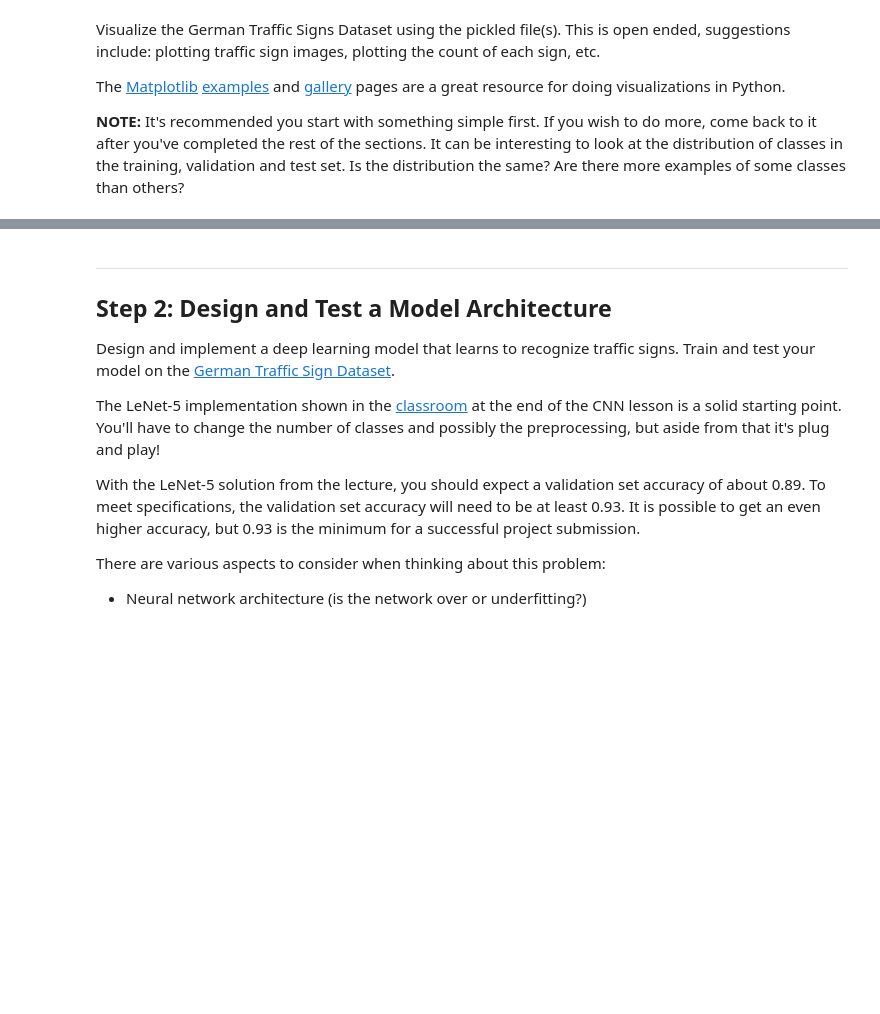
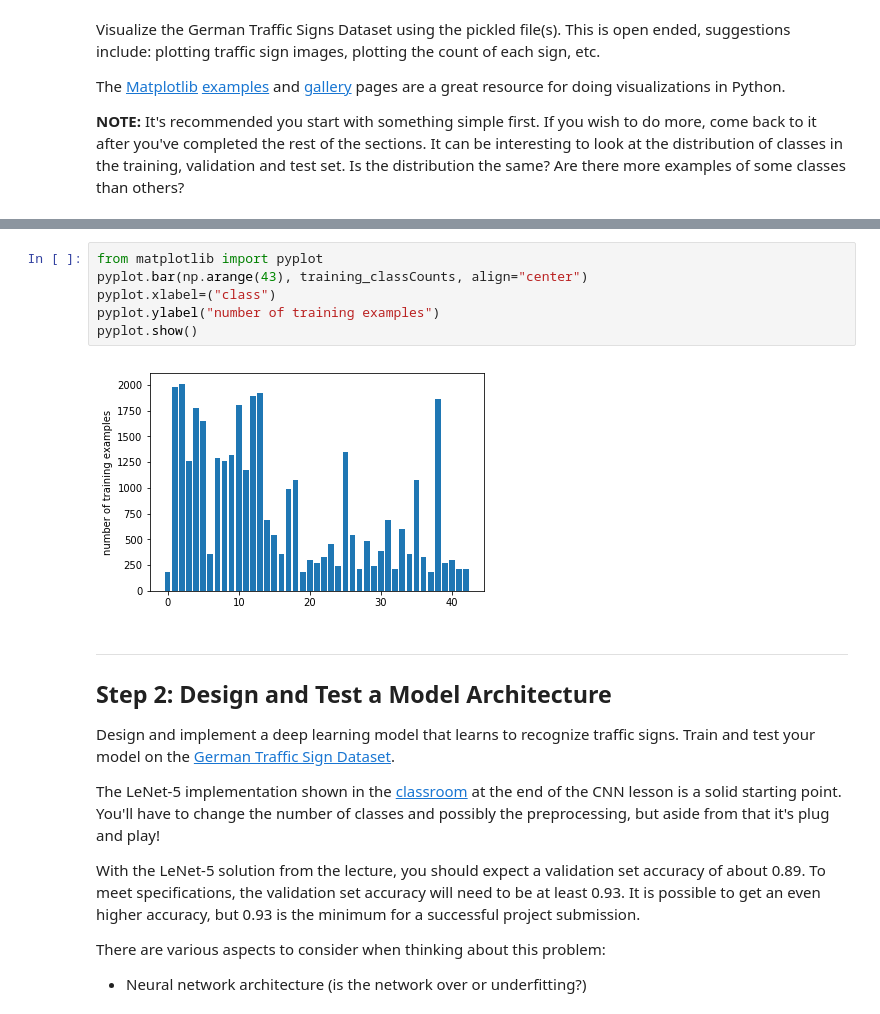
Before and after one commit to autohandle/TrafficSignClassifierProject, a Jupyter notebook: Traffic_Sign_Classifier.ipynb, the cells around one changed output, grey strips where cells are left out. Saved outputs shown, nothing was run; the diff lists cells and outputs as text; blank space fills up the shorter version.

```diff
--- a/Traffic_Sign_Classifier.ipynb
+++ b/Traffic_Sign_Classifier.ipynb
@@ -145,3 +184,11 @@ plot_images(X_train[1020:1029], y_train[1020:1029])
+# %%
+from matplotlib import pyplot
+pyplot.bar(np.arange(43), training_classCounts, align="center")
+pyplot.xlabel=("class")
+pyplot.ylabel("number of training examples")
+pyplot.show()
+# %% [output]
+[figure, added]
 # %% [markdown]
 ----
 
```
Also changed, not shown: parts of 21 cells of this notebook.
